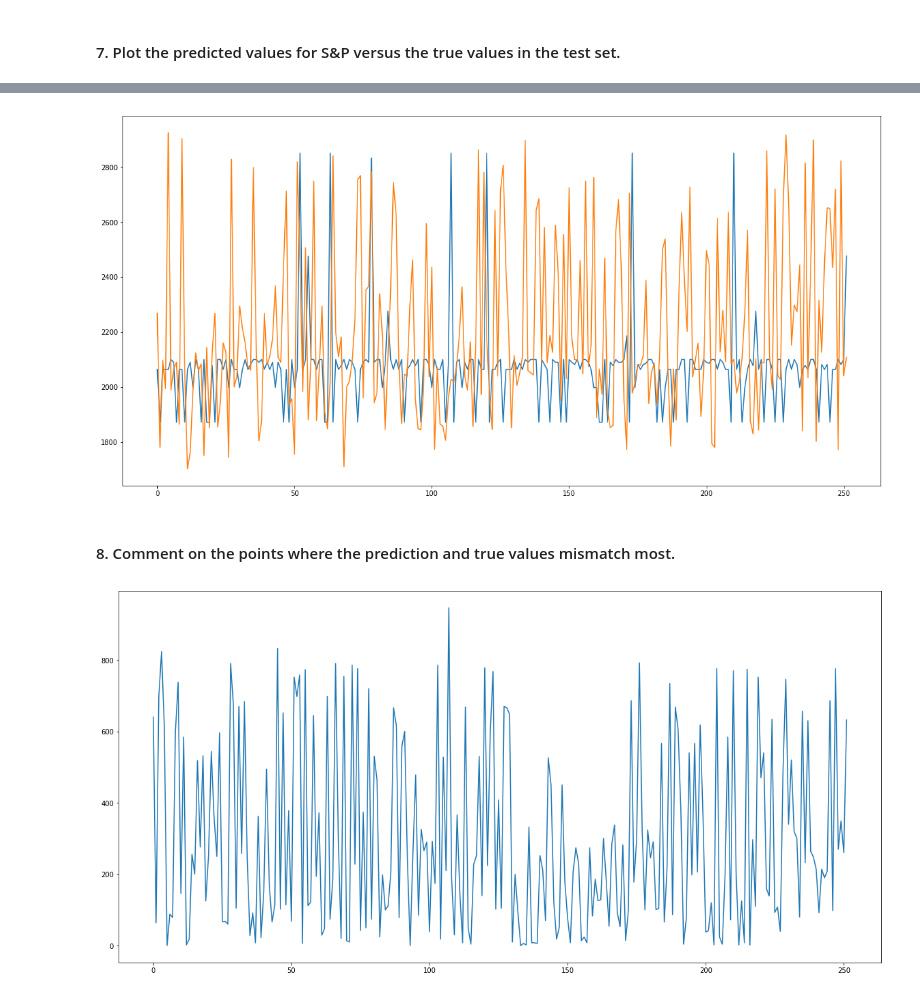
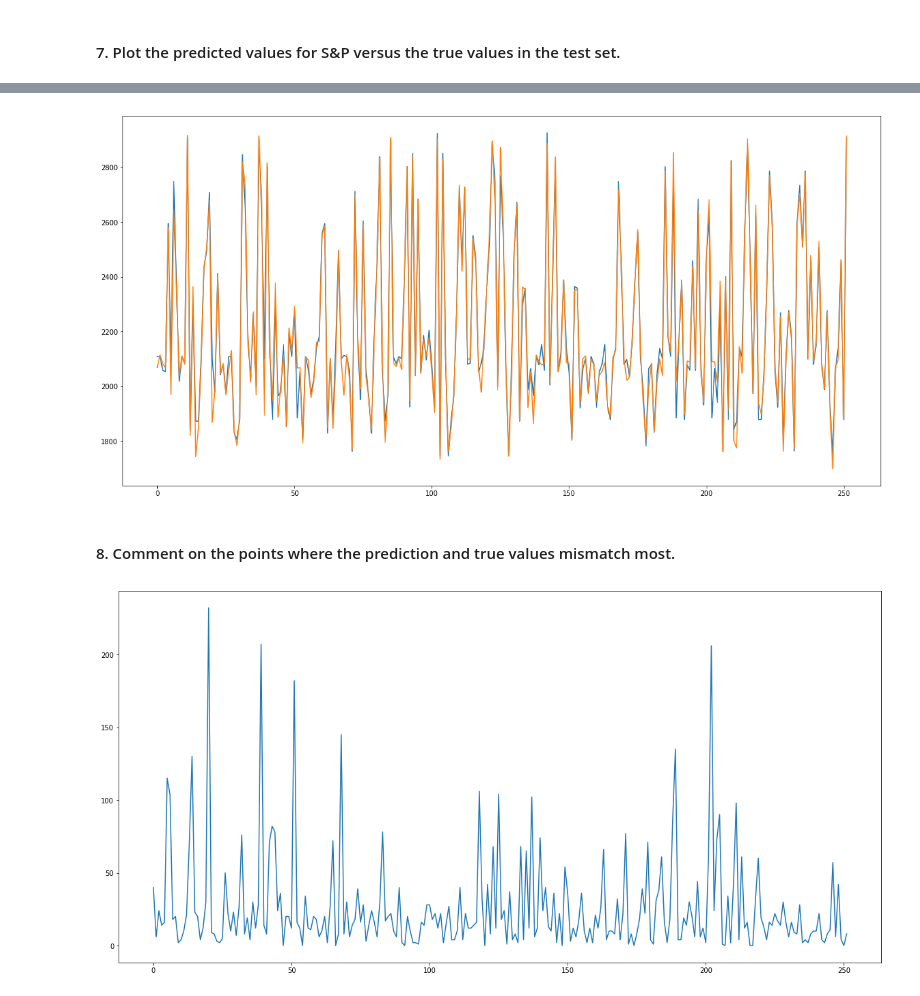
Before and after one commit to markrofail/CSEN_1067_project1, a Jupyter notebook: Task1.ipynb, the cells around one changed output, grey strips where cells are left out. Drawn from its saved outputs; the diff is of its cells as text; code cells hidden in the pictures.

```diff
--- a/Task1.ipynb
+++ b/Task1.ipynb
@@ -224,8 +228,3 @@ Fitting 3 folds for each of 2 candidates, totalling 6 fits
 [Parallel(n_jobs=-1)]: Done   6 out of   6 | elapsed:   20.2s remaining:    0.0s
 [Parallel(n_jobs=-1)]: Done   6 out of   6 | elapsed:   20.2s finished
 {'early_stopping': False}
-# %%
-solvers = dict([('solver', ['sgd', 'adam'])])
-gs_solvers = GridSearchCV(clf, param_grid=solvers, verbose=3, n_jobs=-1)
-gs_solvers.fit(X_train, y_train)
-print(gs_solvers.best_params_)
@@ -293,0 +269,11 @@ Worst EarlyStopping Value: early_stopping=True
+# %%
+clf_adam = MLPClassifier(
+    solver='adam',
+    alpha=0.1,
+    batch_size=512,
+    early_stopping=False,
+    learning_rate_init=0.001,
+    validation_fraction=0.25
+)
+clf_adam.fit(X_train, y_train)
+pred_adam = clf_adam.predict(X_test)
@@ -322,18 +312,19 @@ MLPClassifier(activation='relu', alpha=0.1, batch_size='auto', beta_1=0.9,
+# %%
+clf_best = clf_adam
 # %%
 pred = clf_best.predict(X_test)
 # %%
 import matplotlib.pyplot as plt
 %matplotlib inline
 
-from sklearn.preprocessing import scale
+plt.figure(figsize=(20, 10))
+x = range(len(y_test))
 
-plt.figure(figsize=(20, 10))
-x = range(len(Y_test))
 plt.plot(x, pred)
-plt.plot(x, Y_test)
+plt.plot(x, y_test)
 plt.show()
 # %% [output]
-[figure, old version]
+[figure, new version]
 # %% [markdown]
 #### 8. Comment on the points where the prediction and true values mismatch most.
 # %%
@@ -342,6 +333,6 @@ plt.figure(figsize=(20, 10))
 plt.plot(x, residuals)
 plt.show()
 # %% [output]
-[figure, old version]
+[figure, new version]
 # %%
 np.set_printoptions(suppress=True) #prevent numpy exponential
```
Also changed, not shown: parts of 14 cells of this notebook.
